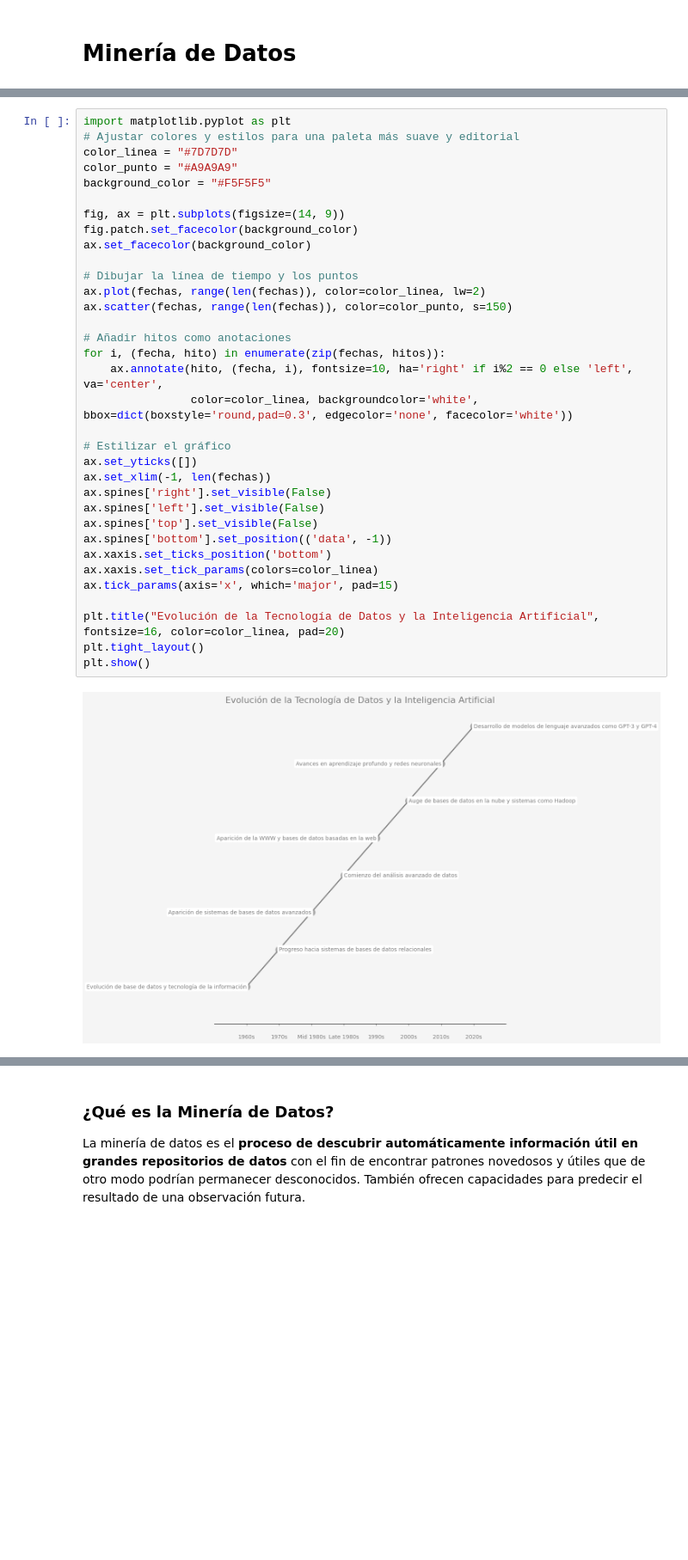
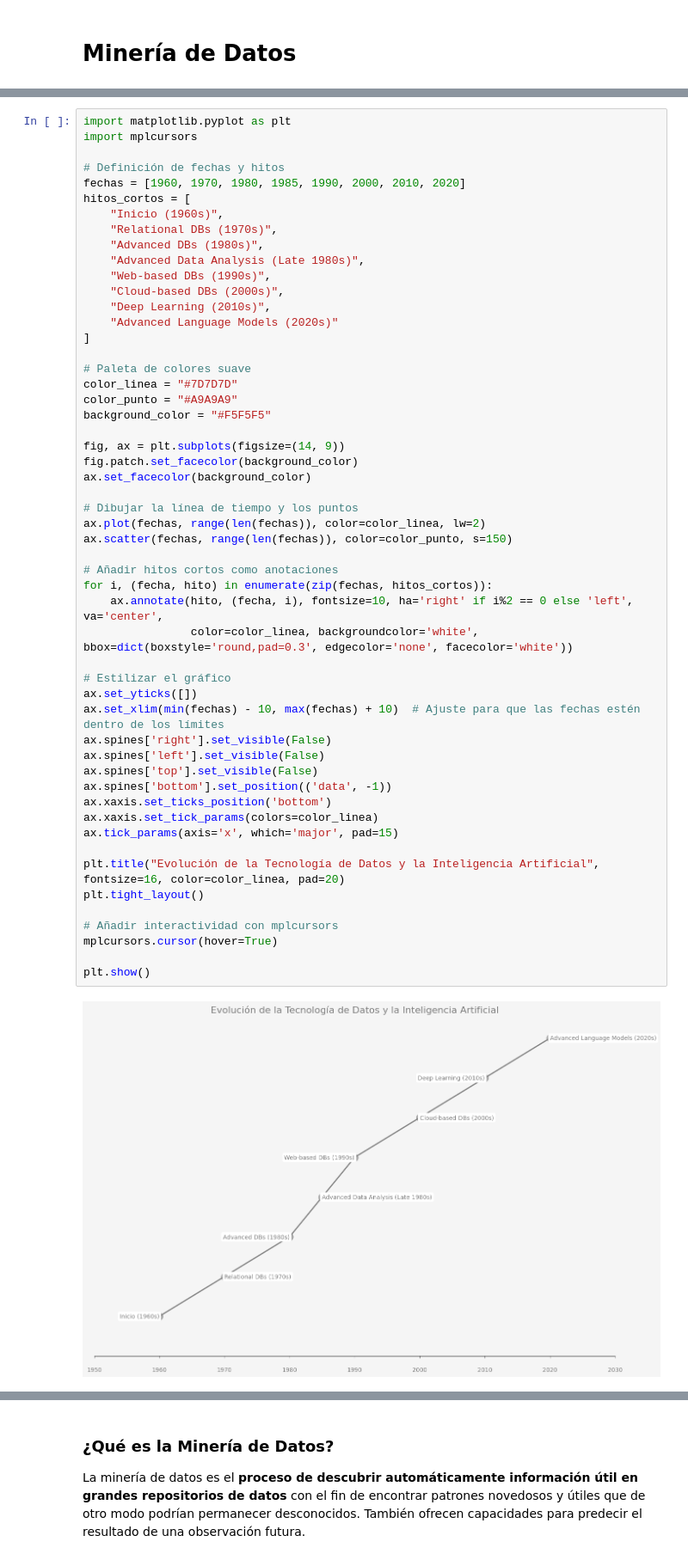
Before and after one commit to davescudero/DataM, a Jupyter notebook: 01_intro/01_intro.ipynb, the cells around one changed output, grey strips where cells are left out. Shown at 86% size. Drawn from its saved outputs; the diff is of its cells as text; blank space fills up the shorter version.

```diff
--- a/01_intro/01_intro.ipynb
+++ b/01_intro/01_intro.ipynb
@@ -19,37 +21,56 @@ El análisis avanzado de datos surgió a finales de la década de 1980 en adelan
 Se han acumulado enormes volúmenes de datos más allá de las bases de datos y los almacenes de datos. Durante la década de 1990, aparecieron la World Wide Web y bases de datos basadas en la web (por ejemplo, bases de datos XML). Las bases de información global basadas en Internet, como la WWW y varios tipos de bases de datos heterogéneas interconectadas, han surgido y desempeñan un papel vital en la industria de la información. El análisis efectivo y eficiente de datos de tales diferentes formas de datos mediante la integración de tecnologías de recuperación de información, minería de datos y análisis de redes de información es una tarea desafiante.
 # %%
 import matplotlib.pyplot as plt
-# Ajustar colores y estilos para una paleta más suave y editorial
+import mplcursors
+
+# Definición de fechas y hitos
+fechas = [1960, 1970, 1980, 1985, 1990, 2000, 2010, 2020]
+hitos_cortos = [
+    "Inicio (1960s)",
+    "Relational DBs (1970s)",
+    "Advanced DBs (1980s)",
+    "Advanced Data Analysis (Late 1980s)",
+    "Web-based DBs (1990s)",
+    "Cloud-based DBs (2000s)",
+    "Deep Learning (2010s)",
+    "Advanced Language Models (2020s)"
+]
+
+# Paleta de colores suave
 color_linea = "#7D7D7D"
 color_punto = "#A9A9A9"
 background_color = "#F5F5F5"
 
 fig, ax = plt.subplots(figsize=(14, 9))
 fig.patch.set_facecolor(background_color)
 ax.set_facecolor(background_color)
 
 # Dibujar la línea de tiempo y los puntos
 ax.plot(fechas, range(len(fechas)), color=color_linea, lw=2)
 ax.scatter(fechas, range(len(fechas)), color=color_punto, s=150)
 
-# Añadir hitos como anotaciones
-for i, (fecha, hito) in enumerate(zip(fechas, hitos)):
+# Añadir hitos cortos como anotaciones
+for i, (fecha, hito) in enumerate(zip(fechas, hitos_cortos)):
     ax.annotate(hito, (fecha, i), fontsize=10, ha='right' if i%2 == 0 else 'left', va='center',
                 color=color_linea, backgroundcolor='white', bbox=dict(boxstyle='round,pad=0.3', edgecolor='none', facecolor='white'))
 
 # Estilizar el gráfico
 ax.set_yticks([])
-ax.set_xlim(-1, len(fechas))
+ax.set_xlim(min(fechas) - 10, max(fechas) + 10)  # Ajuste para que las fechas estén dentro de los límites
 ax.spines['right'].set_visible(False)
 ax.spines['left'].set_visible(False)
 ax.spines['top'].set_visible(False)
 ax.spines['bottom'].set_position(('data', -1))
 ax.xaxis.set_ticks_position('bottom')
 ax.xaxis.set_tick_params(colors=color_linea)
 ax.tick_params(axis='x', which='major', pad=15)
 
 plt.title("Evolución de la Tecnología de Datos y la Inteligencia Artificial", fontsize=16, color=color_linea, pad=20)
 plt.tight_layout()
+
+# Añadir interactividad con mplcursors
+mplcursors.cursor(hover=True)
+
 plt.show()
 # %% [output]
-[figure, old version]
+[figure, new version]
```
Also changed, not shown: parts of 3 cells of this notebook.
